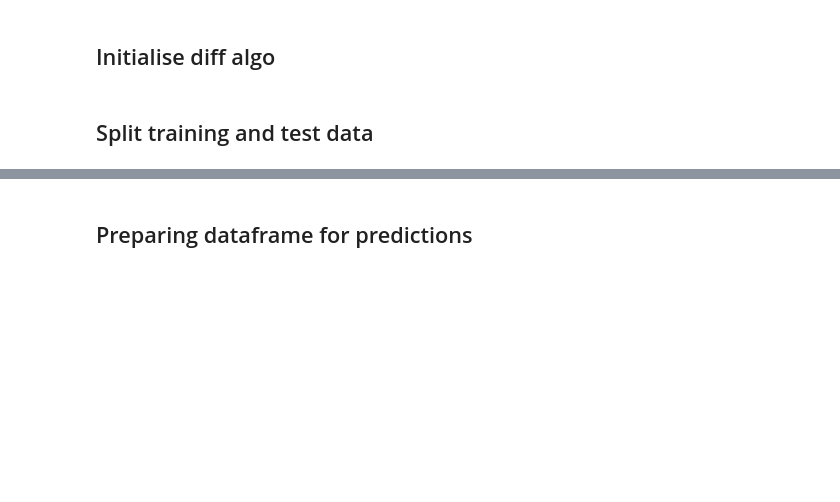
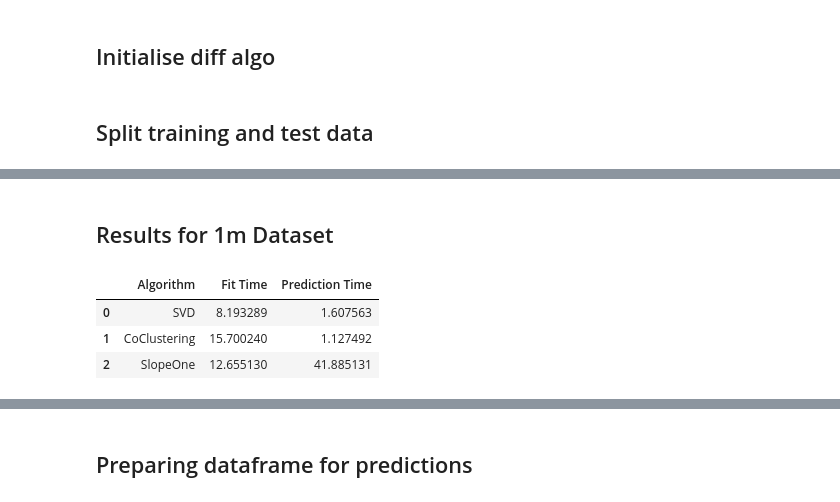
Before and after one commit to JunK4i/CZ4032, a Jupyter notebook: Recommender_Systems.ipynb, the cells around one changed output, grey strips where cells are left out. Drawn from its saved outputs; the diff is of its cells as text; code cells hidden in the pictures; blank space fills up the shorter version.

```diff
--- a/Recommender_Systems.ipynb
+++ b/Recommender_Systems.ipynb
@@ -59,6 +59,6 @@ algo_dict = {"SVD":svd,"CoClustering":co_clustering,"SlopeOne":slope_one}
 # %%
 # Test set is 25%
 train_data_100k, test_data_100k = train_test_split(data_100k, test_size=0.25, random_state=1)
-# train_data_1m, test_data_1m = train_test_split(data_1m, test_size=0.25, random_state=1)
-# train_data_10m, test_data_10m = train_test_split(data_10m, test_size=0.25, random_state=1)
+train_data_1m, test_data_1m = train_test_split(data_1m, test_size=0.25, random_state=1)
+train_data_10m, test_data_10m = train_test_split(data_10m, test_size=0.25, random_state=1)
 # %% [markdown]
@@ -107,0 +120,9 @@ SlopeOne: 0.9477498649038465, fit_time: 0.48
+# %% [markdown]
+## Results for 1m Dataset
+# %%
+results_1m
+# %% [output]
+|  | Algorithm | Fit Time | Prediction Time |
+| 0 | SVD | 8.193289 | 1.607563 |
+| 1 | CoClustering | 15.700240 | 1.127492 |
+| 2 | SlopeOne | 12.655130 | 41.885131 |
```
Also changed, not shown: parts of 14 cells of this notebook.
